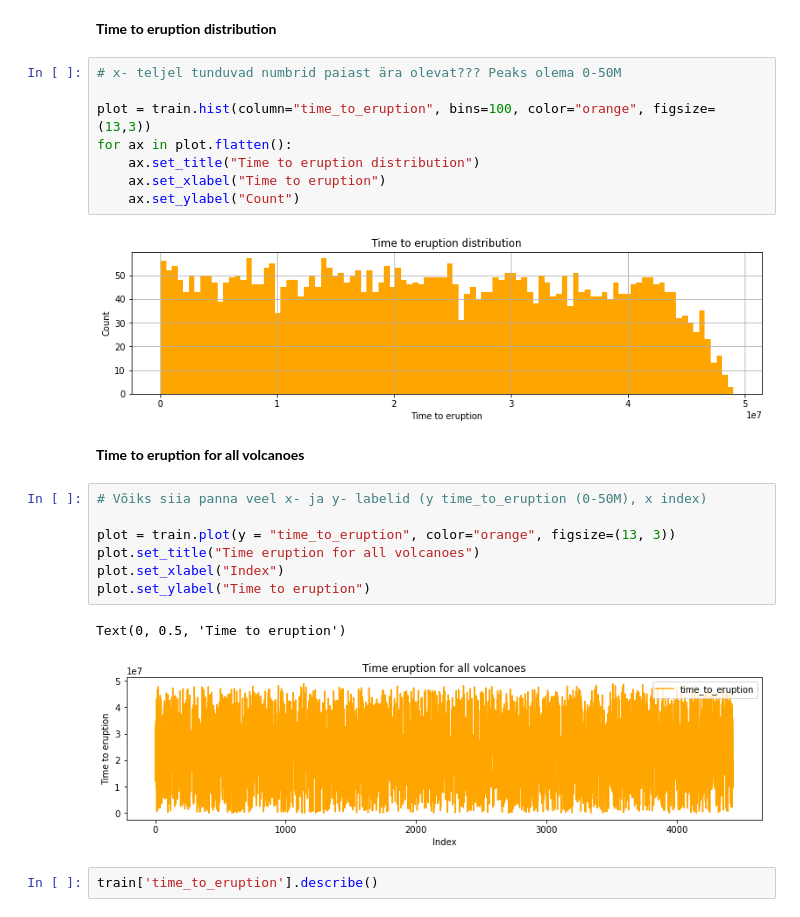
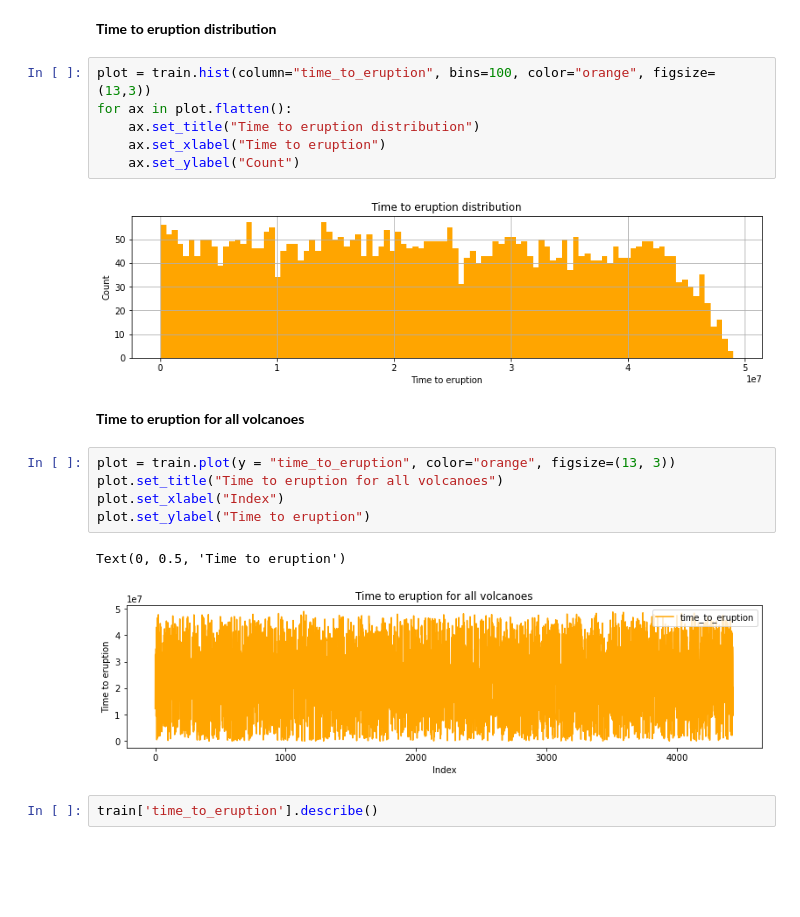
Before and after one commit to maiken-veedla/D2-KAGGLE-VOLCANOES, a Jupyter notebook: project.ipynb, the cells around one changed output. Drawn from its saved outputs; the diff is of its cells as text; blank space fills up the shorter version.

```diff
--- a/project.ipynb
+++ b/project.ipynb
@@ -35,8 +35,6 @@ print(train)
 # %% [markdown]
 **Time to eruption distribution**
 # %%
-# x- teljel tunduvad numbrid paiast ära olevat??? Peaks olema 0-50M
-
 plot = train.hist(column="time_to_eruption", bins=100, color="orange", figsize=(13,3))
 for ax in plot.flatten():
     ax.set_title("Time to eruption distribution")
@@ -47,15 +45,13 @@ for ax in plot.flatten():
 # %% [markdown]
 **Time to eruption for all volcanoes**
 # %%
-# Võiks siia panna veel x- ja y- labelid (y time_to_eruption (0-50M), x index)
-
 plot = train.plot(y = "time_to_eruption", color="orange", figsize=(13, 3))
-plot.set_title("Time eruption for all volcanoes")
+plot.set_title("Time to eruption for all volcanoes")
 plot.set_xlabel("Index")
 plot.set_ylabel("Time to eruption")
 # %% [output]
 Text(0, 0.5, 'Time to eruption')
-[figure, old version]
+[figure, new version]
 # %%
 train['time_to_eruption'].describe()
 # %% [output]
```
Also changed, not shown: parts of 10 cells of this notebook, 8 other files.
